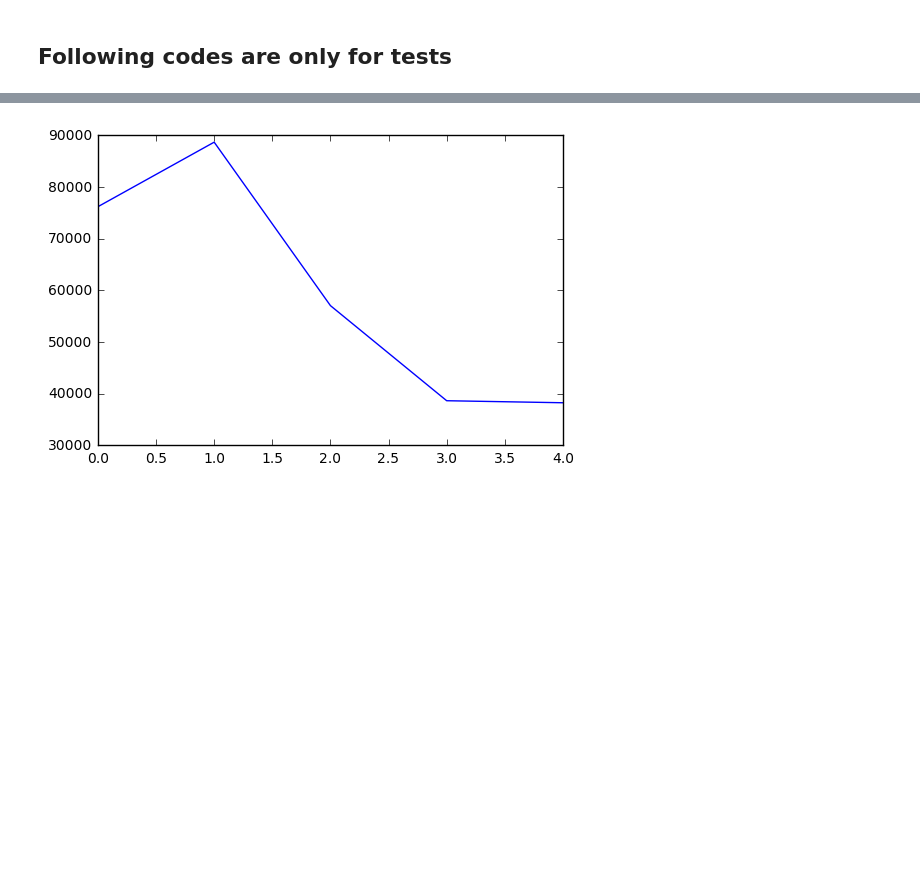
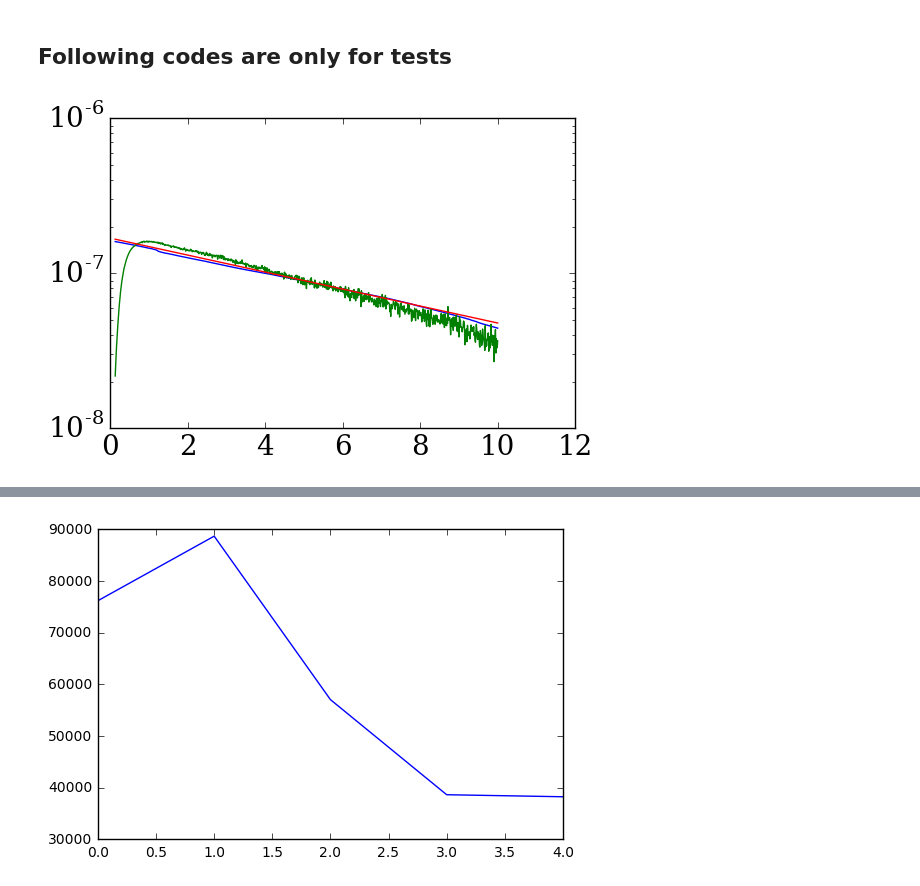
Before and after one commit to cduranalarcon/Lidar_DDU, a Jupyter notebook: Notebooks/System_calibration.ipynb, the cells around one changed output, grey strips where cells are left out. Drawn from its saved outputs; the diff is of its cells as text; code cells hidden in the pictures; blank space fills up the shorter version.

```diff
--- a/Notebooks/System_calibration.ipynb
+++ b/Notebooks/System_calibration.ipynb
@@ -221,0 +224,90 @@ pylab.show()
+# %%
+##### output Temporal RESolution
+TRES = 5 #min.
+
+##### output Temporal resolution
+VRES = 3 #bins, 1bin = 3.8m # try only 1,2,3,6 bins
+
+year = 2017
+month = 3
+day  = 21
+hour = 14
+path_in = "I:/PHD/Lidar/Processing_V3/Signals/"+str(TRES)+"min"+str(VRES)+"bins/"
+
+filename = path_in+"Par90_bc/Par90bc_"+str(year)+str(month).zfill(2)+str(day).zfill(2)+"_"+str(TRES)+"min_"+str(VRES)+"bins.dat"
+Par = np.loadtxt(filename)
+
+Spar = Par[60/TRES*14,:]
+
+r   = np.loadtxt(path_in+"R_"+str(TRES)+"min_"+str(VRES)+"bins.dat")
+
+r_sm = BG_corr(Spar,r, year, month, day,rcf0 = 8)[2]
+sm = BG_corr(Spar,r, year, month, day,rcf0 = 8)[3]
+
+f_sm = interp1d(r_sm, sm, fill_value='extrapolate')
+
+sm_lidar = f_sm(r[int(11*3./VRES):])#/100000
+
+C,P,r,K, SNR, CC, sigma = CalSys(year, month, day,hour, TRES = TRES, VRES = VRES, doshow = False)
+
+B = P[0][int(11*3./VRES):]/C[0]
+Bm = 0.996*sm_lidar/((8*np.pi/3)*1.0401)*np.exp(-2*np.cumsum(sm_lidar)*(r[1]-r[0]))
+
+O = np.loadtxt(path_in+"Overlapping_"+str(TRES)+"min_"+str(VRES)+"_08032017_14UTC.dat")
+O3 = np.loadtxt("C:/Users/duran/Documents/PhD/CODES/Python27/Notebooks/LIDAR/OverlapCorrBr_15min-6pix.txt")
+r3 = np.loadtxt("C:/Users/duran/Documents/PhD/CODES/Python27/Notebooks/LIDAR/r_15min-6pix.txt")
+
+f_0 = interp1d(r3[3:]/1000.,O3, fill_value='extrapolate')
+O4 =f_0(r[int(11*3./VRES):])
+
+pylab.plot(r[int(11*3./VRES):],Bm)
+pylab.plot(r[int(11*3./VRES):],B)
+line_Bm = np.exp(lm[0]*r[int(11*3./VRES):])*np.exp(lm[1])
+pylab.plot(r[int(11*3./VRES):],line_Bm)
+pylab.yscale("log")
+pylab.show()
+
+O5 = (line_Bm/B)
+O2 = (Bm/B)
+
+#pix_lin = np.where((r[int(11*3./VRES):]>4) & (r[int(11*3./VRES):]<7))
+
+#X = r[int(11*3./VRES):][pix_lin]
+#Y = np.log(B[pix_lin])
+
+x = r[int(11*3./VRES):]
+p = np.polyfit(1/x**2, O5, 2)
+O5_fit = p[0]/x**4+p[1]/x**2+p[2]
+p = np.polyfit(1/x**2, O2, 2)
+O2_fit = p[0]/x**4+p[1]/x**2+p[2]
+
+#pylab.plot(1/x**2,O2)
+#pylab.plot(1/x**2,O2_fit)
+#pylab.plot(x,O2)
+#pylab.plot(x,O2_fit)
+#pylab.show()
+
+
+#pylab.plot(1/x**2,O5)
+#pylab.plot(1/x**2,O5_fit)
+#pylab.show()
+
+
+
+#pylab.plot(r[int(11*3./VRES):],O2)
+#pylab.plot(r[int(11*3./VRES):],O2_fit)
+pylab.plot(r[int(11*3./VRES):],O)
+pylab.plot(r3[3:]/1000.,O3)
+#pylab.plot(r[int(11*3./VRES):],O4)
+#pylab.plot(x,O5)
+pylab.plot(x,O5_fit)
+pylab.axis([0,2,0,20])
+pylab.show()
+
+
+
+
+#np.savetxt(path_in+"Overlapping_"+str(TRES)+"min_"+str(VRES)+"_08032017_14UTC.dat",O5_fit)
+#np.savetxt(path_in+"Overlapping_"+str(TRES)+"min_"+str(VRES)+"_08032017_14UTC_r.dat",r[int(11*3./VRES):])
+# %% [output]
+[figure, added]
```
Also changed, not shown: parts of 11 cells of this notebook.
